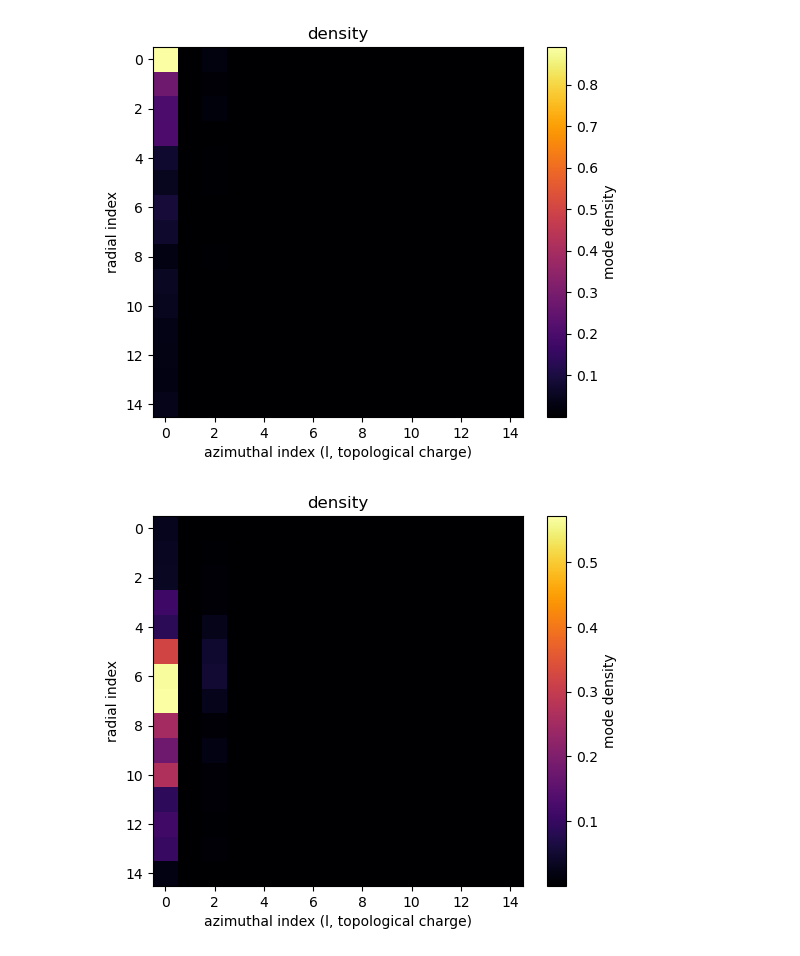
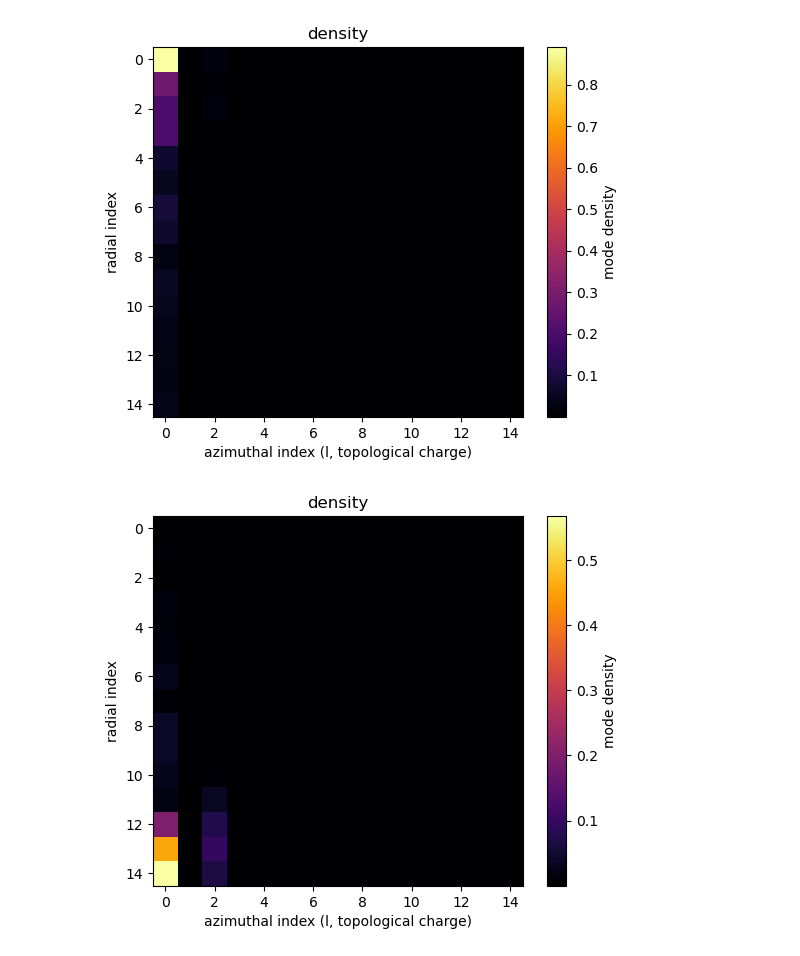
Before and after one commit to ALS-X-Ray-optics/aiw-notebooks, a Jupyter notebook: 46_undulator_mode_decomposition.ipynb, the cells around one changed output. Drawn from its saved outputs; the diff is of its cells as text; code cells hidden in the pictures.

```diff
--- a/46_undulator_mode_decomposition.ipynb
+++ b/46_undulator_mode_decomposition.ipynb
@@ -608,12 +657,12 @@ plt.show()
 # %% [output]
 [figure]
 # %%
-decompositions = undulator_decompose_defocus('/Users/awojdyla/Downloads/tender/tender_10m_k=2.0_E=1990ev.mat',w0=23.5e-06)
+decompositions = undulator_decompose_defocus('/Users/awojdyla/Downloads/tender/tender_10m_k=2.0_E=1980ev.mat',w0=23.5e-06)
 plt.imshow(decompositions, cmap='inferno')
 plt.colorbar(label='mode density')
 plt.xlabel('azimuthal index (l, topological charge)')
 plt.ylabel('radial index')
 plt.title('density')
 plt.show()
 # %% [output]
-[figure, old version]
+[figure, new version]
```
Also changed, not shown: parts of 2 cells of this notebook.
